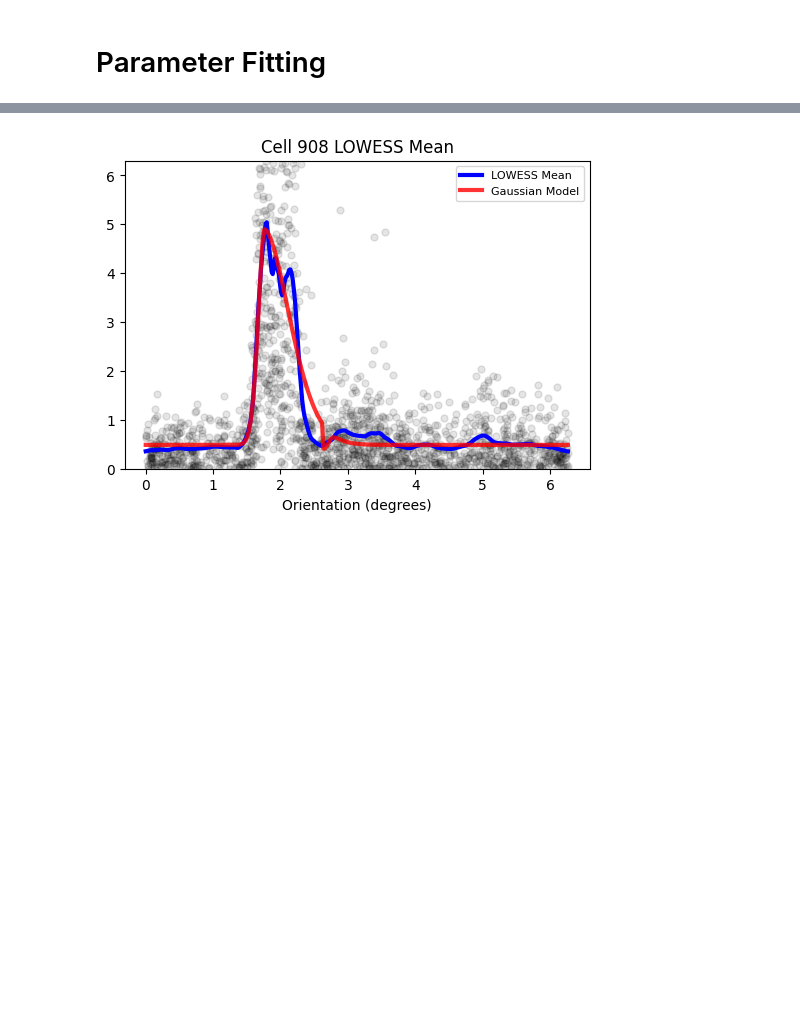
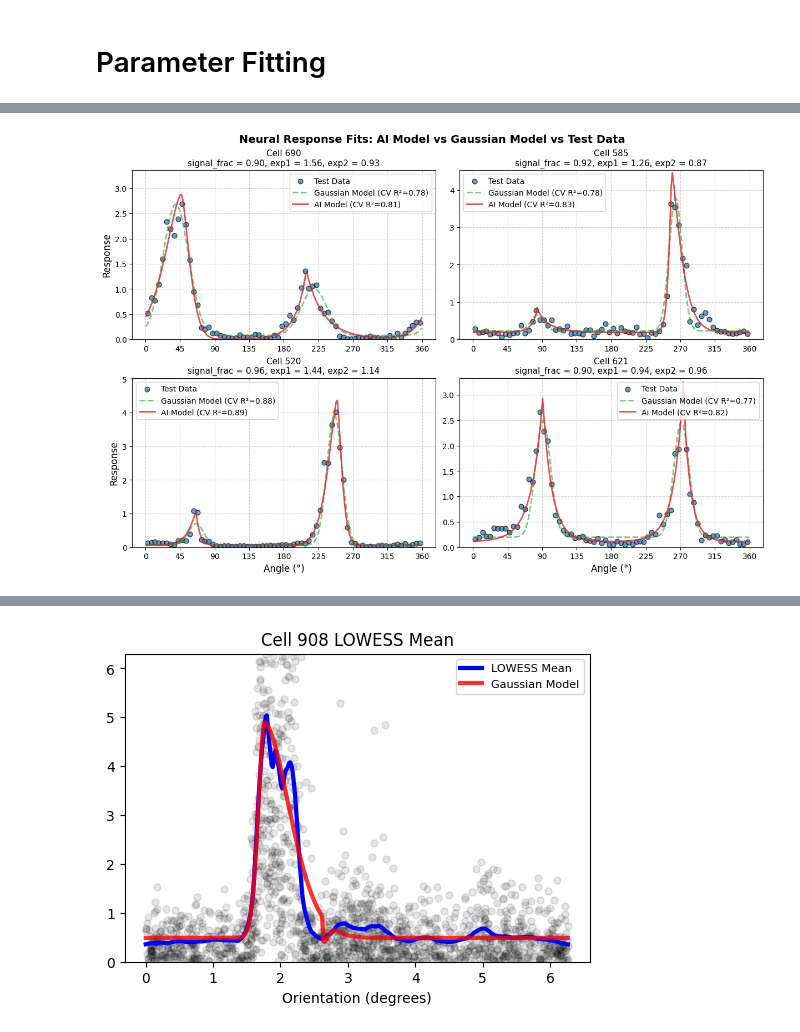
Before and after one commit to reillytilbury/EDGAR, a Jupyter notebook: figures/1A_tuning_curves.ipynb, the cells around one changed output, grey strips where cells are left out. Cells and saved outputs as stored; diff of their text form; code cells hidden in the pictures; blank space fills up the shorter version.

```diff
--- a/figures/1A_tuning_curves.ipynb
+++ b/figures/1A_tuning_curves.ipynb
@@ -521,0 +611,75 @@ plt.show()
+# %%
+# Example setup
+# cells = [1485, 242, 1449, np.random.randint(n_cells)]
+# cells = np.random.randint(n_cells, size=4)
+# cells = np.random.choice(peaky_cells, size=4, replace=False)
+cells = np.random.choice(good_cells, size=4, replace=False)
+# cells = np.random.choice(bad_cells, size=4, replace=False)
+# cells = np.random.choice(weird, size=4, replace=False)
+# cells = np.random.choice(single_peaked_cells, size=4, replace=False)
+# legend_pos = ['upper left', 'upper left', 'upper left', 'upper right']
+n_bins_plot = 72
+bin_edges = np.linspace(0, 2 * np.pi, n_bins_plot + 1)
+bin_centres = (bin_edges[:-1] + bin_edges[1:]) / 2
+
+fig, axes = plt.subplots(2, 2, figsize=(12, 8), constrained_layout=True)
+axes = axes.ravel()
+
+for i, cell_no in enumerate(cells):
+    ax = axes[i]
+
+    # Predictions
+    pred = neuron_model(angles, *params[cell_no])
+    pred_gauss = neuron_model_gauss(angles, *params_gauss[cell_no])
+    # compute R^2 on test data
+    r2_ai = compute_r2(R_test[cell_no], pred)
+    r2_gauss = compute_r2(R_test[cell_no], pred_gauss)
+
+    # Binned means
+    angle_masks = [(angles_flat >= bin_edges[j]) & (angles_flat <= bin_edges[j + 1]) for j in range(n_bins_plot)]
+    binned_means = np.array([R_flat[cell_no][angle_masks[j]].mean() for j in range(n_bins_plot)])
+
+    # Plot test data
+    ax.scatter(
+        bin_centres, binned_means,
+        label='Test Data', color='tab:blue',
+        s=40, alpha=0.7, edgecolors='k'
+    )
+    # Plot Gaussian model prediction
+    ax.plot(
+        angles, pred_gauss,
+        label=rf'Gaussian Model (CV R²={r2_gauss:.2f})',
+        color='tab:green', linewidth=2, alpha=0.6, linestyle='--'
+    )
+    # Plot AI model prediction
+    ax.plot(
+        angles, pred,
+        label=rf'AI Model (CV R²={r2_ai:.2f})',
+        color='tab:red', linewidth=2, alpha=0.8
+    )
+
+    # Axis labels and formatting
+    row, col = divmod(i, 2)
+    ax.set_xlabel('Angle (°)' if row == 1 else '', fontsize=12)
+    ax.set_ylabel('Response' if col == 0 else '', fontsize=12)
+    ax.set_xticks(np.linspace(0, 2 * np.pi, 9))
+    ax.set_xticklabels([f"{int(np.degrees(angle))}" for angle in np.linspace(0, 2 * np.pi, 9)], fontsize=10)
+    ax.set_yticks(ax.get_yticks())
+    ax.tick_params(labelsize=10)
+    ax.set_ylim(0, binned_means.max() * 1.25)
+    ax.grid(True, linestyle='--', alpha=0.6)
+    ax.legend(fontsize=10,
+            #   loc=legend_pos[i]
+            )
+
+    # Title with key cell info
+    ax.set_title(
+        f'Cell {cell_no}\n'
+        f'signal_frac = {signal_fractions[cell_no]:.2f}, '
+        f'exp1 = {params[cell_no, 5]:.2f}, exp2 = {params[cell_no, 10]:.2f}',
+        fontsize=11
+    )
+plt.suptitle("Neural Response Fits: AI Model vs Gaussian Model vs Test Data", fontsize=14, weight='bold')
+plt.show()
+# %% [output]
+[figure, added]
```
Also changed, not shown: parts of 50 cells of this notebook, 8 other files.
